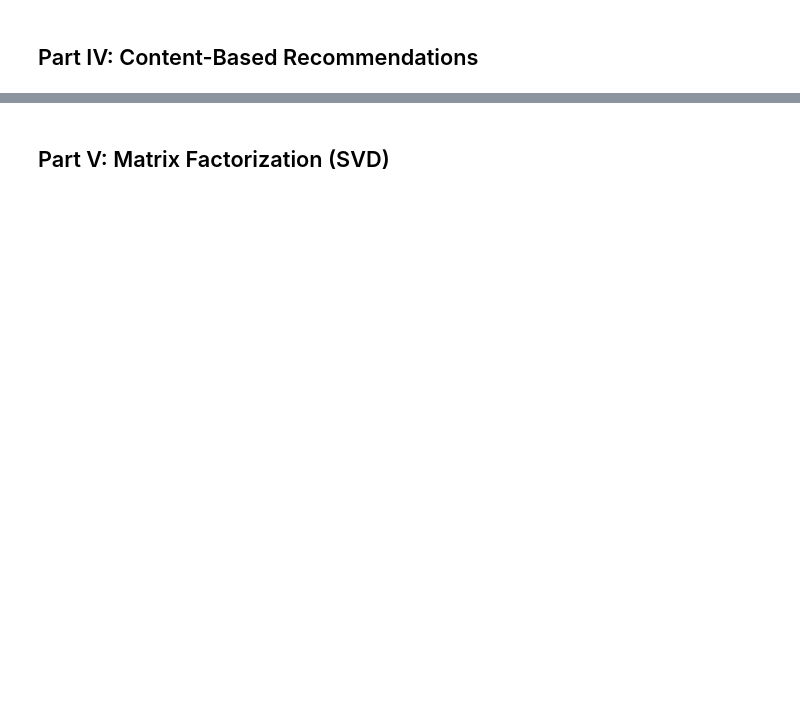
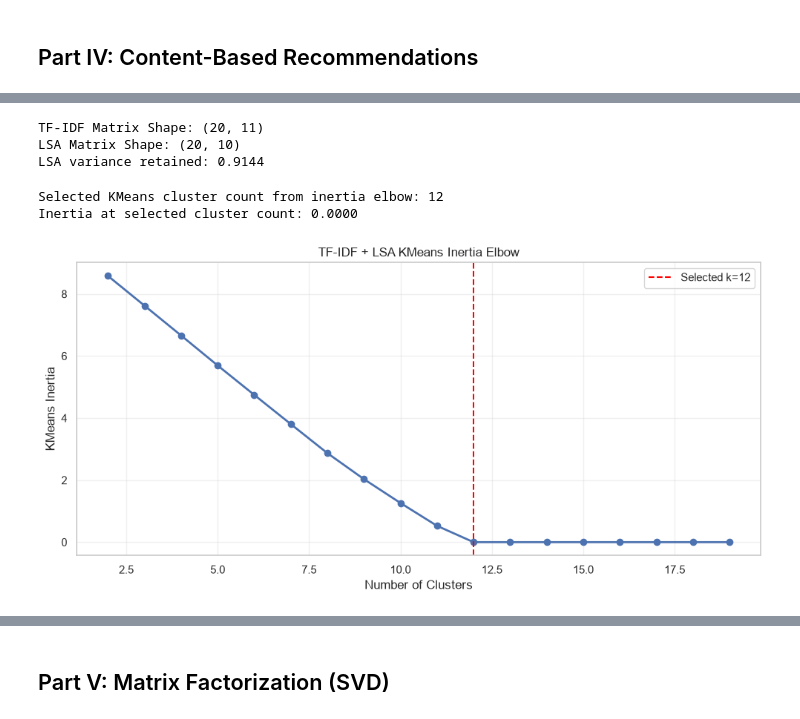
Before and after one commit to Zia-CRM-hub/DataScience, a Jupyter notebook: data_science_recommendation_system_project/recommendationsystem_ibmcommunity_analysis.ipynb, the cells around one changed output, grey strips where cells are left out. Cells and saved outputs as stored; diff of their text form; code cells hidden in the pictures; blank space fills up the shorter version.

Commit message:
Add recommendation review results and artifacts

```diff
--- a/data_science_recommendation_system_project/recommendationsystem_ibmcommunity_analysis.ipynb
+++ b/data_science_recommendation_system_project/recommendationsystem_ibmcommunity_analysis.ipynb
@@ -180,42 +308,73 @@ print(f"Articles with content: {len(article_content_df)}")
 # %%
 def create_tfidf_matrix(article_df):
-    """Create TF-IDF vectors and similarity matrix."""
-    vectorizer = TfidfVectorizer(stop_words='english', max_df=0.8, min_df=2, max_features=1000)
+    """Transform article text into sparse TF-IDF feature vectors."""
+    vectorizer = TfidfVectorizer(
+        stop_words='english', max_df=0.8, min_df=1, max_features=1000
+    )
     tfidf_matrix = vectorizer.fit_transform(article_df['combined_content'].fillna(''))
-    similarity = cosine_similarity(tfidf_matrix)
-    return vectorizer, tfidf_matrix, similarity
+    return vectorizer, tfidf_matrix
 
-vectorizer, tfidf_matrix, article_similarity = create_tfidf_matrix(article_content_df)
+
+vectorizer, tfidf_matrix = create_tfidf_matrix(article_content_df)
+lsa_components = max(2, min(50, tfidf_matrix.shape[1] - 1, tfidf_matrix.shape[0] - 1))
+lsa_model = TruncatedSVD(n_components=lsa_components, random_state=42, n_iter=100)
+lsa_matrix = lsa_model.fit_transform(tfidf_matrix)
 print(f"TF-IDF Matrix Shape: {tfidf_matrix.shape}")
-print(f"Features: {tfidf_matrix.shape[1]}")
+print(f"LSA Matrix Shape: {lsa_matrix.shape}")
+print(f"LSA variance retained: {lsa_model.explained_variance_ratio_.sum():.4f}")
+# %% [output]
+TF-IDF Matrix Shape: (20, 11)
+LSA Matrix Shape: (20, 10)
+LSA variance retained: 0.9144
 # %%
-def find_optimal_clusters(tfidf_matrix, max_k=15):
-    """Find optimal number of clusters using silhouette score."""
-    silhouette_scores = []
-    k_values = range(2, min(max_k, tfidf_matrix.shape[0]))
+def find_optimal_clusters(lsa_matrix, min_k=2, max_k=50):
+    """Choose the KMeans count at the greatest distance from the inertia chord."""
+    upper = min(max_k, lsa_matrix.shape[0] - 1)
+    k_values = list(range(min_k, upper + 1))
+    if not k_values:
+        raise ValueError("At least three articles are required for clustering.")
 
+    inertias = []
+    models = []
     for k in k_values:
-        kmeans = KMeans(n_clusters=k, random_state=42, n_init=10)
-        labels = kmeans.fit_predict(tfidf_matrix)
-        score = silhouette_score(tfidf_matrix, labels)
-        silhouette_scores.append(score)
+        model = KMeans(n_clusters=k, random_state=42, n_init=10)
+        model.fit(lsa_matrix)
+        models.append(model)
+        inertias.append(model.inertia_)
 
-    best_idx = np.argmax(silhouette_scores)
-    return list(k_values)[best_idx], silhouette_scores, list(k_values)
+    normalized_k = np.linspace(0.0, 1.0, len(k_values))
+    inertia_values = np.asarray(inertias, dtype=float)
+    inertia_range = np.ptp(inertia_values)
+    normalized_inertia = (
+        (inertia_values.max() - inertia_values) / inertia_range
+        if inertia_range > 0 else np.zeros_like(inertia_values)
+    )
+    elbow_distances = normalized_inertia - normalized_k
+    selected_index = int(np.argmax(elbow_distances))
+    return k_values[selected_index], inertias, k_values, models[selected_index]
 
-best_k, sil_scores, k_vals = find_optimal_clusters(tfidf_matrix)
-print(f"\nOptimal Clusters: {best_k}")
-print(f"Best Silhouette Score: {max(sil_scores):.4f}")
+
+best_k, inertias, k_vals, content_cluster_model = find_optimal_clusters(lsa_matrix)
+article_content_df['content_cluster'] = content_cluster_model.labels_
+print(f"Selected KMeans cluster count from inertia elbow: {best_k}")
+print(f"Inertia at selected cluster count: {content_cluster_model.inertia_:.4f}")
+# %% [output]
+Selected KMeans cluster count from inertia elbow: 12
+Inertia at selected cluster count: 0.0000
 # %%
-# Visualize cluster selection
 fig, ax = plt.subplots(figsize=(10, 5))
-ax.plot(k_vals, sil_scores, marker='o', linewidth=2)
-ax.axvline(best_k, color='red', linestyle='--', label=f'Optimal k={best_k}')
+ax.plot(k_vals, inertias, marker='o', linewidth=2)
+ax.axvline(best_k, color='red', linestyle='--', label=f'Selected k={best_k}')
 ax.set_xlabel('Number of Clusters')
-ax.set_ylabel('Silhouette Score')
-ax.set_title('Optimal Cluster Selection')
+ax.set_ylabel('KMeans Inertia')
+ax.set_title('TF-IDF + LSA KMeans Inertia Elbow')
 ax.legend()
 ax.grid(True, alpha=0.3)
 plt.tight_layout()
+chart_directory = DATA_DIR.parent / 'results' / 'charts'
+chart_directory.mkdir(parents=True, exist_ok=True)
+fig.savefig(chart_directory / 'kmeans_inertia_elbow.png', dpi=180, bbox_inches='tight')
 plt.show()
+# %% [output]
+[figure, added]
 # %%
```
Also changed, not shown: parts of 24 cells of this notebook, 16 other files.
